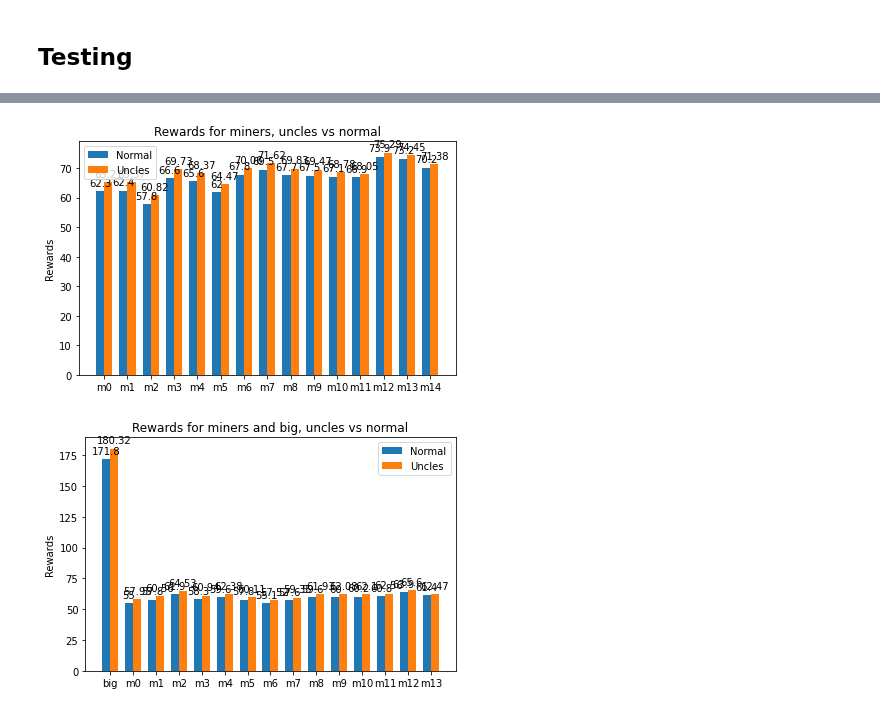
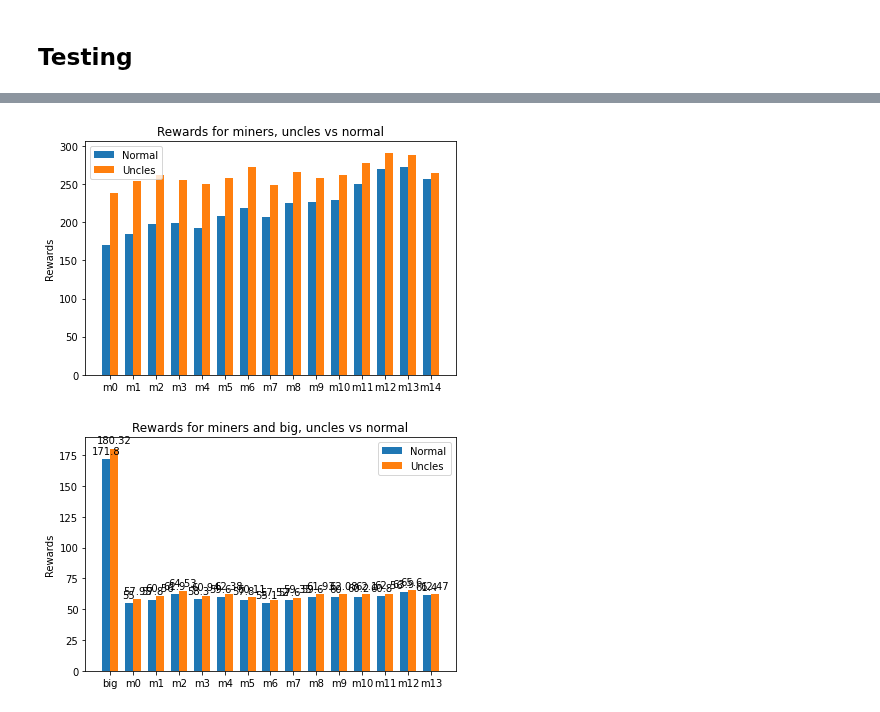
Before and after one commit to Od1nB/ProjectBlockchain, a Jupyter notebook: Project2_Uncles.ipynb, the cells around one changed output, grey strips where cells are left out. Saved outputs shown, nothing was run; the diff lists cells and outputs as text; code cells hidden in the pictures.

Commit message:
added fairness to main notebook and plot function

```diff
--- a/Project2_Uncles.ipynb
+++ b/Project2_Uncles.ipynb
@@ -360,7 +371,7 @@ class Stats:
     uncle_reward: int
     blocks: int
     uncles: int
-    newphes: int
+    nephews: int
     power: int
 
 # Transform irregular 2D list into a regular one.
@@ -412,14 +423,14 @@ def getavg(tests, run_func, **kwargs):
             if dfout.empty:
                 dfout = dfa
             else:
-                dfout[['reward', 'uncle_reward', 'blocks', 'uncles', 'newphes']] = \
-                dfout[['reward', 'uncle_reward', 'blocks', 'uncles', 'newphes']] + dfa[['reward', 'uncle_reward', 'blocks', 'uncles', 'newphes']]
+                dfout[['reward', 'uncle_reward', 'blocks', 'uncles', 'nephews']] = \
+                dfout[['reward', 'uncle_reward', 'blocks', 'uncles', 'nephews']] + dfa[['reward', 'uncle_reward', 'blocks', 'uncles', 'nephews']]
             for mi, miner in enumerate(s + m):
                 miner_rewards_avg[mi] += miner.reward
                 miner_rewards_avg_uncles[mi] += miner.uncle_reward + miner.reward
         miner_rewards_avg[:] = [x / tests for x in miner_rewards_avg]
         miner_rewards_avg_uncles[:] = [x / tests for x in miner_rewards_avg_uncles]
-        dfout[['reward', 'uncle_reward', 'blocks', 'uncles', 'newphes']] = dfout[['reward', 'uncle_reward', 'blocks', 'uncles', 'newphes']] / tests
+        dfout[['reward', 'uncle_reward', 'blocks', 'uncles', 'nephews']] = dfout[['reward', 'uncle_reward', 'blocks', 'uncles', 'nephews']] / tests
     else:
         miner_rewards_avg = []
         dfout = pd.DataFrame()
@@ -514,22 +479,27 @@ print(np.std(rest)/np.average(rest))
+# %%
+normal2, uncles2, df2 = getavg(100, run, reward=33, uncle_reward=22, nephew_reward=1, num_miners=15, num_blocks=100, mining_power=40)
 # %%
-width = 0.35
-xpos = np.arange(len(miner_names))
+def bar2groups(group1, group2, names, label1, label2, title):
+    if len(group1) != len(group2):
+        print("groups must be the same length")
+        return ""
+    width = 0.35
+    xpos = np.arange(len(group1))
+    fig, ax = plt.subplots()
+    ax.bar(xpos - width/2, group1, width, label= label1)
+    ax.bar(xpos + width/2, group2, width, label= label2)
 
-fig, ax = plt.subplots()
-normal_plot = ax.bar(xpos - width/2, normal, width, label= "Normal")
-uncles_plot = ax.bar(xpos + width/2, uncles, width, label= "Uncles")
-
-ax.set_ylabel("Rewards")
-ax.set_title("Rewards for miners, uncles vs normal")
-ax.set_xticks(xpos)
-ax.set_xticklabels(miner_names)
-ax.legend()
-ax.bar_label(normal_plot, padding=3)
-ax.bar_label(uncles_plot, padding=3)
-fig.tight_layout()
-plt.show()
+    ax.set_ylabel("Rewards")
+    ax.set_title(title)
+    ax.set_xticks(xpos)
+    ax.set_xticklabels(names)
+    ax.legend()
+    fig.tight_layout()
+    plt.show()
-# %% [output]
-[figure, removed]
+# %%
+bar2groups(df2["reward"],df2["reward"]+ df2["uncle_reward"],df2["name"],"Normal", "Uncles","Rewards for miners, uncles vs normal")
+# %% [output]
+[figure, added]
 # %%
 width = 0.35
 xpos = np.arange(len(miner_names))
```
Also changed, not shown: parts of 4 cells of this notebook, 1 other file.
